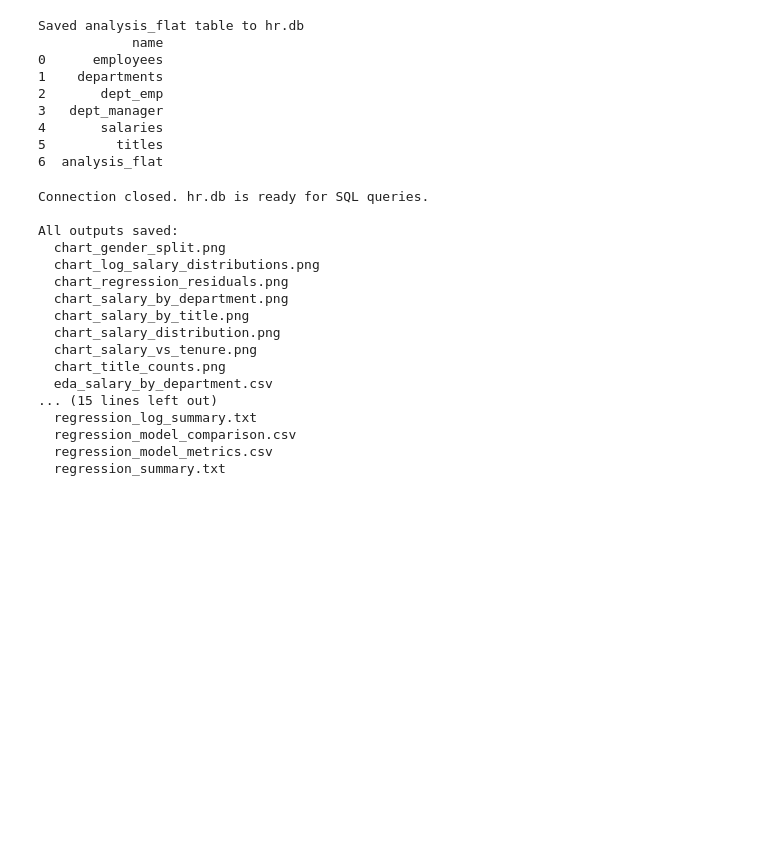
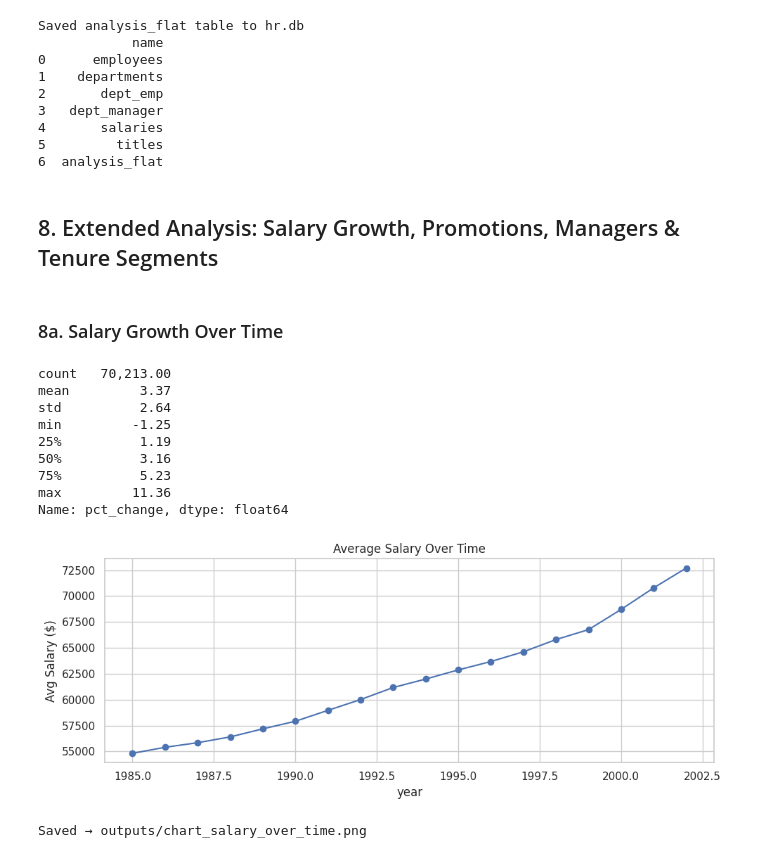
Before and after one commit to jdstigma/HR-ETL-Analysis, a Jupyter notebook: dataset/hr_analysis_executed.ipynb, the cells around one changed output. Saved outputs shown, nothing was run; the diff lists cells and outputs as text; code cells hidden in the pictures; blank space fills up the shorter version.

Commit message:
ci: update executed notebook, outputs, and query results [skip ci]

```diff
--- a/dataset/hr_analysis_executed.ipynb
+++ b/dataset/hr_analysis_executed.ipynb
@@ -576,27 +576,45 @@ Saved analysis_flat table to hr.db
 5         titles
 6  analysis_flat
 # %%
-conn.close()
-print('Connection closed. hr.db is ready for SQL queries.')
-
-print('\nAll outputs saved:')
-for f in sorted(OUTPUT_DIR.iterdir()):
-    print(f'  {f.name}')
+# Connection will be closed at the end of the notebook
-# %% [output]
-Connection closed. hr.db is ready for SQL queries.
-
-All outputs saved:
-  chart_gender_split.png
-  chart_log_salary_distributions.png
-  chart_regression_residuals.png
-  chart_salary_by_department.png
-  chart_salary_by_title.png
-  chart_salary_distribution.png
-  chart_salary_vs_tenure.png
-  chart_title_counts.png
-  eda_salary_by_department.csv
-... (15 lines left out)
-  regression_log_summary.txt
-  regression_model_comparison.csv
-  regression_model_metrics.csv
-  regression_summary.txt
+# %% [markdown]
+## 8. Extended Analysis: Salary Growth, Promotions, Managers & Tenure Segments
+# %% [markdown]
+### 8a. Salary Growth Over Time
+# %%
+sal_hist = pd.read_sql("""
+    SELECT emp_no, salary, from_date
+    FROM salaries
+    ORDER BY emp_no, from_date
+""", conn)
+sal_hist['from_date'] = pd.to_datetime(sal_hist['from_date'])
+sal_hist['prev_salary'] = sal_hist.groupby('emp_no')['salary'].shift(1)
+sal_hist['pct_change'] = ((sal_hist['salary'] - sal_hist['prev_salary']) / sal_hist['prev_salary'] * 100).round(2)
+
+# Summary stats on salary growth
+growth = sal_hist.dropna(subset=['pct_change'])
+growth_summary = growth['pct_change'].describe()
+print(growth_summary)
+growth_summary.to_csv(OUTPUT_DIR / 'eda_salary_growth_summary.csv')
+
+# Avg salary over time by year
+sal_hist['year'] = sal_hist['from_date'].dt.year
+yearly = sal_hist.groupby('year')['salary'].mean()
+yearly.plot(figsize=(10, 4), title='Average Salary Over Time', marker='o')
+plt.ylabel('Avg Salary ($)')
+plt.tight_layout()
+plt.savefig(OUTPUT_DIR / 'chart_salary_over_time.png', dpi=150)
+plt.show()
+print('Saved → outputs/chart_salary_over_time.png')
+# %% [output]
+count   70,213.00
+mean         3.37
+std          2.64
+min         -1.25
+25%          1.19
+50%          3.16
+75%          5.23
+max         11.36
+Name: pct_change, dtype: float64
+[figure, added]
+Saved → outputs/chart_salary_over_time.png
```
Also changed, not shown: parts of 9 cells of this notebook, 9 other files.
